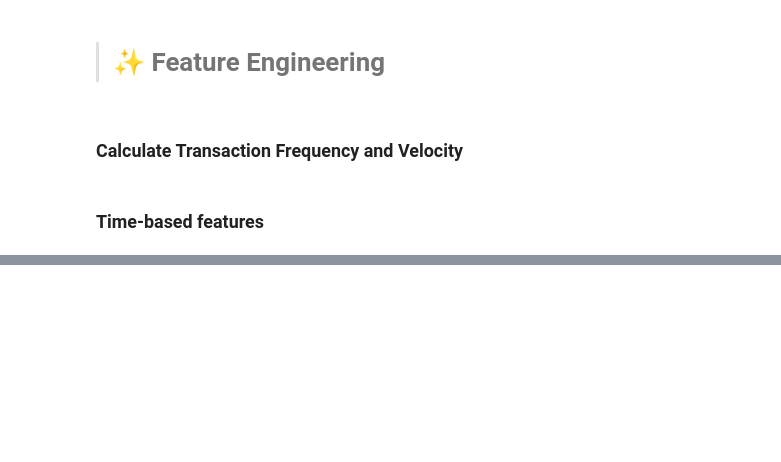
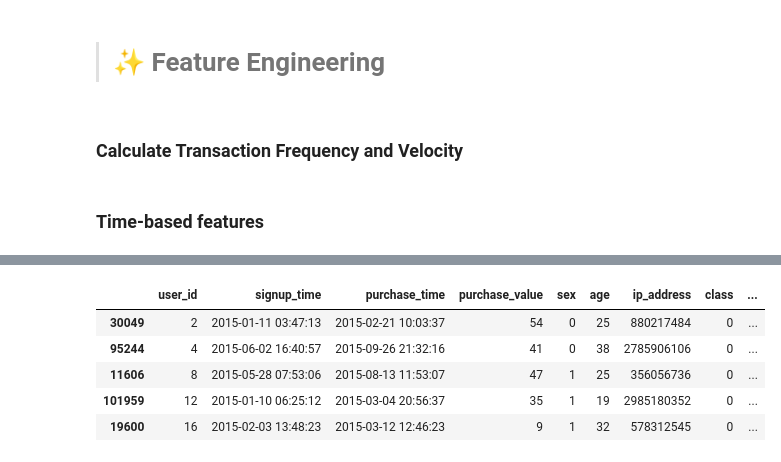
Before and after one commit to hanaDemma/fraud-detection-for-e-commerce-and-bank-transactions, a Jupyter notebook: notebooks/Eda.ipynb, the cells around one changed output, grey strips where cells are left out. Cells and saved outputs as stored; diff of their text form; code cells hidden in the pictures; blank space fills up the shorter version.

Commit message:
Encode Categorical Features

```diff
--- a/notebooks/Eda.ipynb
+++ b/notebooks/Eda.ipynb
@@ -245,0 +266,10 @@ merged_fraud_data['sex'] = merged_fraud_data['sex'].replace({'F': 0, 'M': 1})
+# %%
+encoded_dataframe = encodingCategoricalVariables(merged_fraud_data)
+encoded_dataframe.head()
+# %% [output]
+|  | user_id | signup_time | purchase_time | purchase_value | sex | age | ip_address | class | ... |
+| 30049 | 2 | 2015-01-11 03:47:13 | 2015-02-21 10:03:37 | 54 | 0 | 25 | 880217484 | 0 | ... |
+| 95244 | 4 | 2015-06-02 16:40:57 | 2015-09-26 21:32:16 | 41 | 0 | 38 | 2785906106 | 0 | ... |
+| 11606 | 8 | 2015-05-28 07:53:06 | 2015-08-13 11:53:07 | 47 | 1 | 25 | 356056736 | 0 | ... |
+| 101959 | 12 | 2015-01-10 06:25:12 | 2015-03-04 20:56:37 | 35 | 1 | 19 | 2985180352 | 0 | ... |
+| 19600 | 16 | 2015-02-03 13:48:23 | 2015-03-12 12:46:23 | 9 | 1 | 32 | 578312545 | 0 | ... |
```
Also changed, not shown: parts of 5 cells of this notebook.
